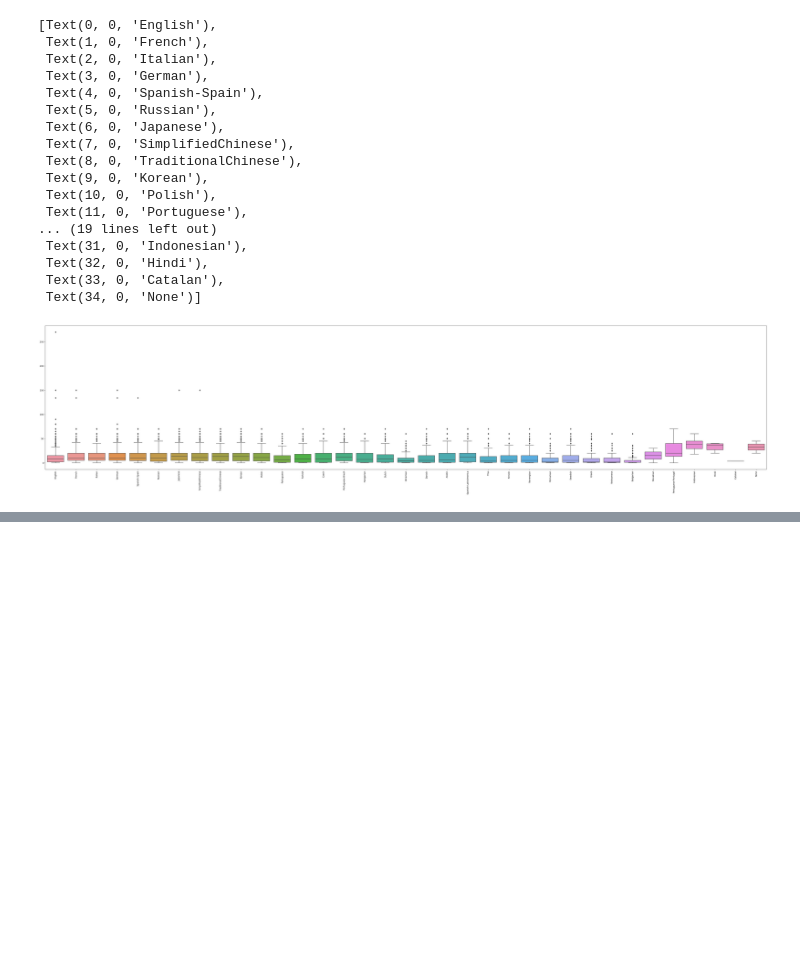
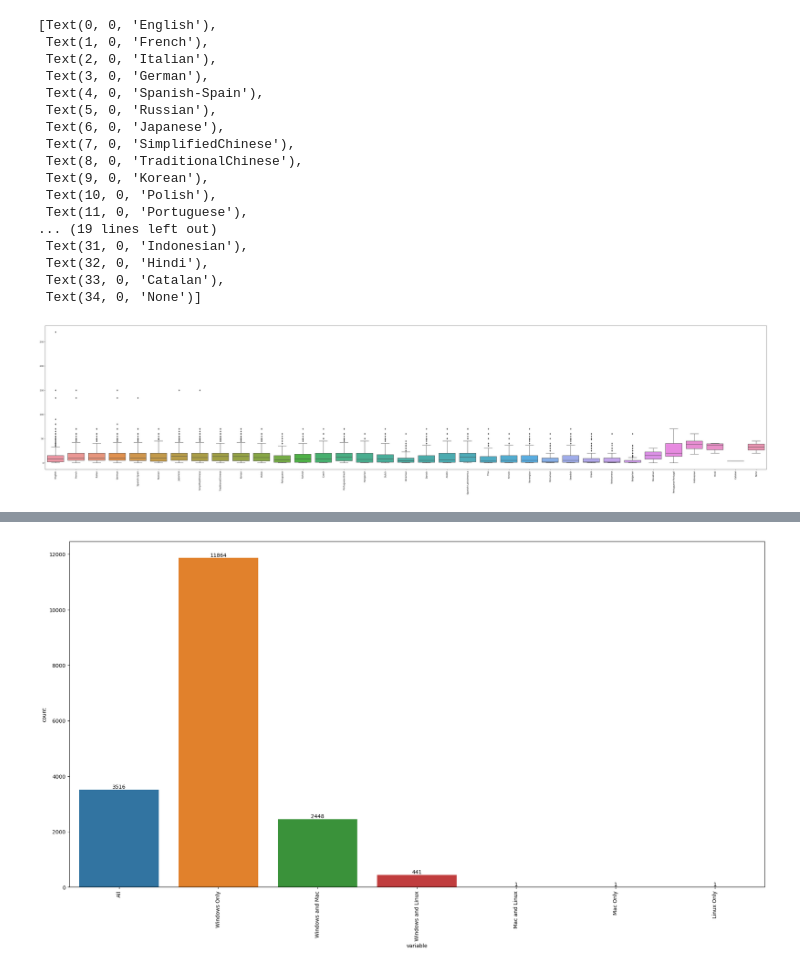
Before and after one commit to CollCyx/SC1015-Mini-Project, a Jupyter notebook: ExploratoryAnalysis.ipynb, the cells around one changed output, grey strips where cells are left out. Cells and saved outputs as stored; diff of their text form; code cells hidden in the pictures; blank space fills up the shorter version.

```diff
--- a/ExploratoryAnalysis.ipynb
+++ b/ExploratoryAnalysis.ipynb
@@ -460,0 +504,16 @@ Name: None, dtype: float64
+# %%
+#countplot of OS
+OS_sep = pd.read_csv('data/OS.csv')
+
+OS_sep2 = OS_sep.melt(value_vars=OS_sep.columns)
+OS_sep2 = OS_sep2[OS_sep2["value"] != 'F']
+
+f = plt.figure(figsize=(24, 12))
+
+graph = sb.countplot(data=OS_sep2, x="variable")
+graph.bar_label(graph.containers[0])
+graph.set_xticklabels(graph.get_xticklabels(),rotation=90)
+
+plt.show()
+# %% [output]
+[figure, added]
```
Also changed, not shown: parts of 4 cells of this notebook, 4 other files.
